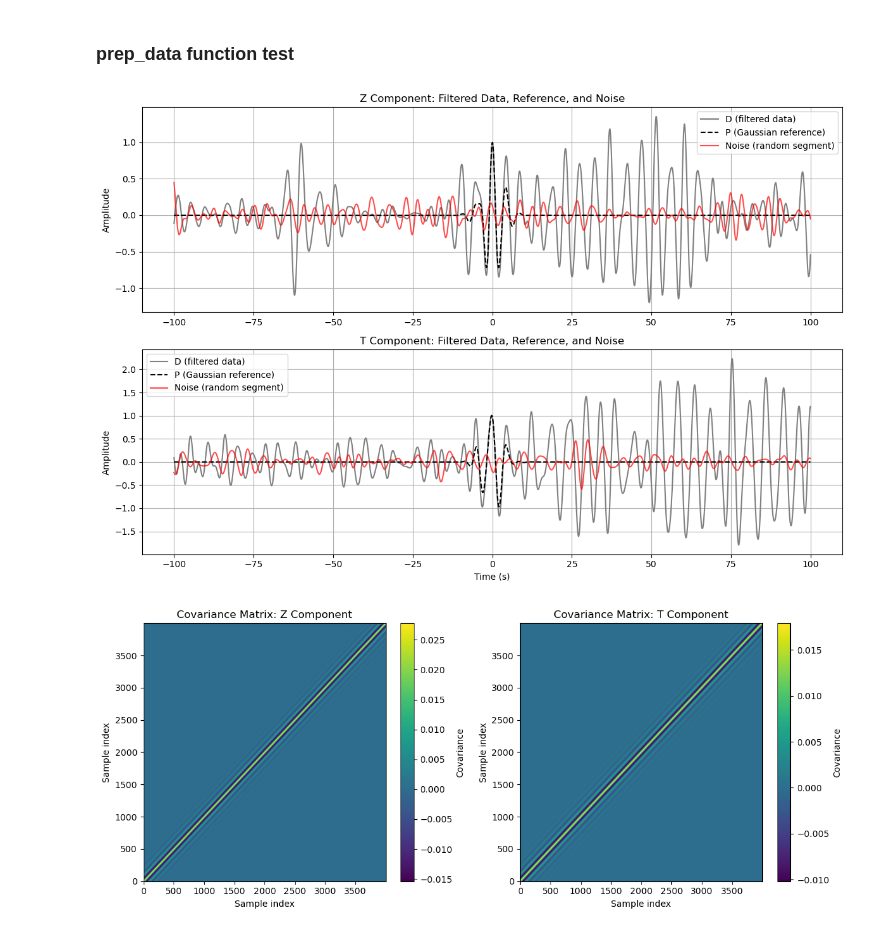
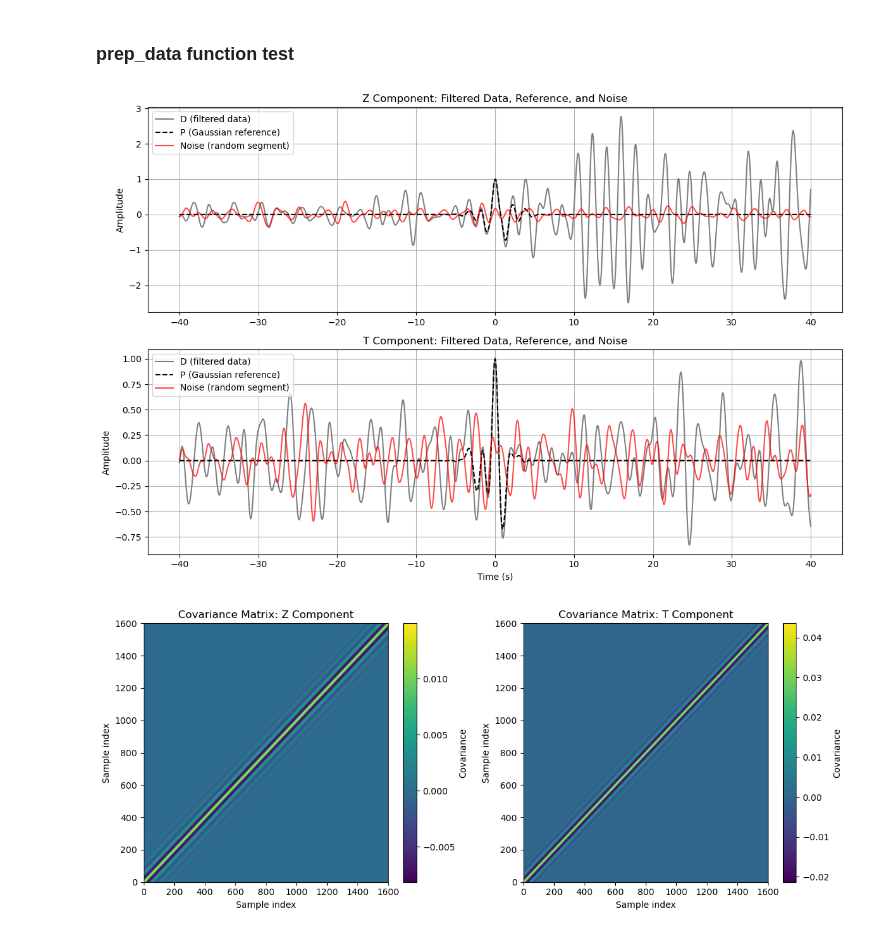
Before and after one commit to evanzzq/MarPPSS, a Jupyter notebook: debug.ipynb, the cells around one changed output. Cells and saved outputs as stored; diff of their text form; code cells hidden in the pictures.

```diff
--- a/debug.ipynb
+++ b/debug.ipynb
@@ -54,31 +54,31 @@ print(amp_PpP)
 # %%
 from marppss.util import prep_data
 from obspy import UTCDateTime
 import os
 
-basedir = "H:\My Drive\Research"
-# basedir = "/Users/evanzhang/zzq@umd.edu - Google Drive/My Drive/Research"
+# basedir = "H:\My Drive\Research"
+basedir = "/Users/evanzhang/zzq@umd.edu - Google Drive/My Drive/Research"
 
-evname = "S0976a"
-dtype = "DISP"
+evname = "S1000a"
+dtype = "VEL"
 
 datadir = os.path.join(basedir, "SharpSSPy", "misc", evname)
 outdir  = os.path.join(basedir, "MarPPSS")
 
-PPfreq = (1/6, 1/2.8)
-SSfreq = (1/6, 1/2.8)
-cutwin = (-100, 100)
+PPfreq = (0.2, 0.6)
+SSfreq = (0.2, 0.6)
+cutwin = (-40, 40)
 
 # S0976a
-PParr = UTCDateTime("2021-08-25T03:49:13")
-SSarr = UTCDateTime("2021-08-25T04:03:16")
+PParr = UTCDateTime("2021-09-18T18:01:48.360")
+SSarr = UTCDateTime("2021-09-18T18:14:04.560")
 
-src_sigma = 3.5
+src_sigma = 2.0
 
 prep_data(
         datadir, outdir, evname, dtype,
         PPfreq, SSfreq, PParr, SSarr, cutwin, src_sigma,
         rotated=True, baz=None)
 # %% [output]
-[figure, old version]
+[figure, new version]
-[figure, old version]
+[figure, new version]
```
Also changed, not shown: 7 other files.
